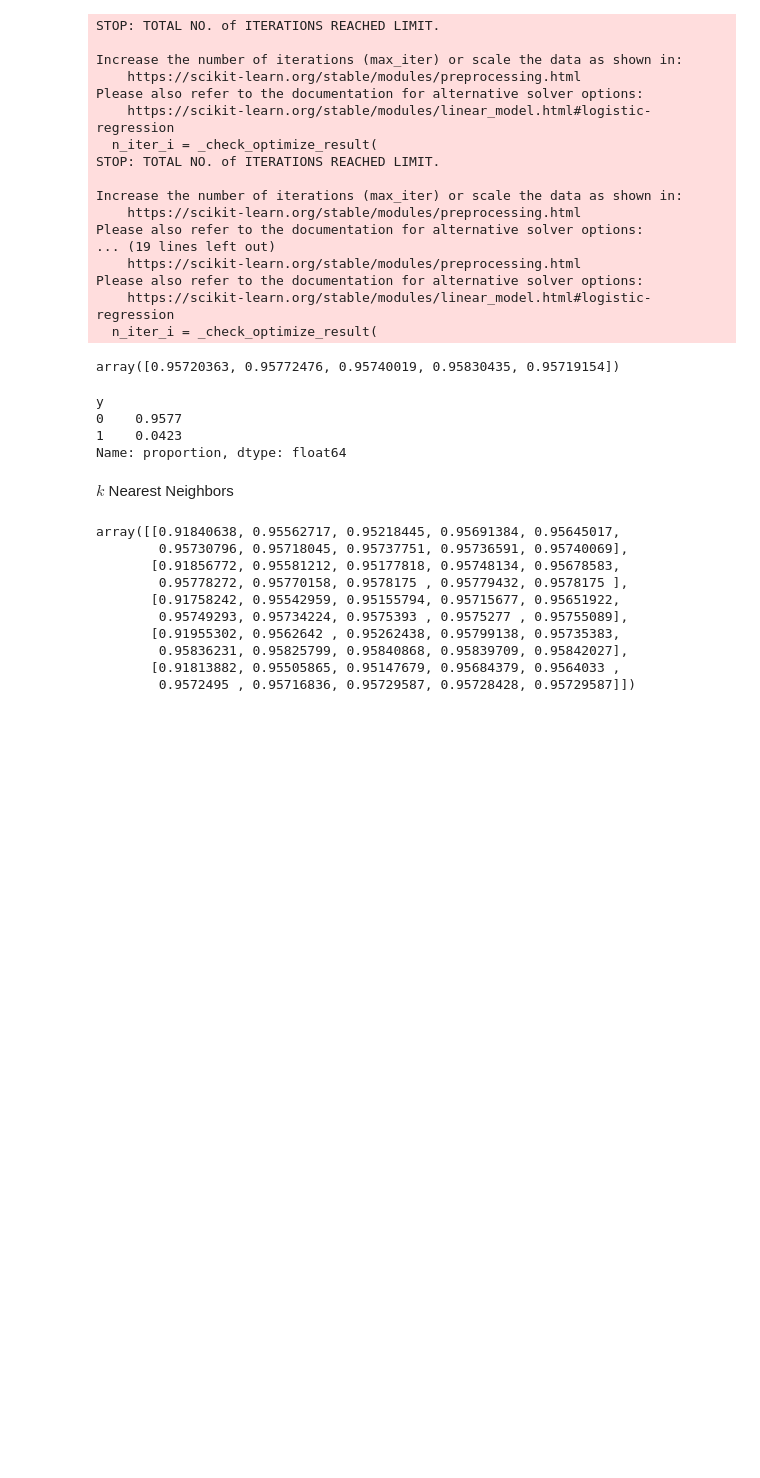
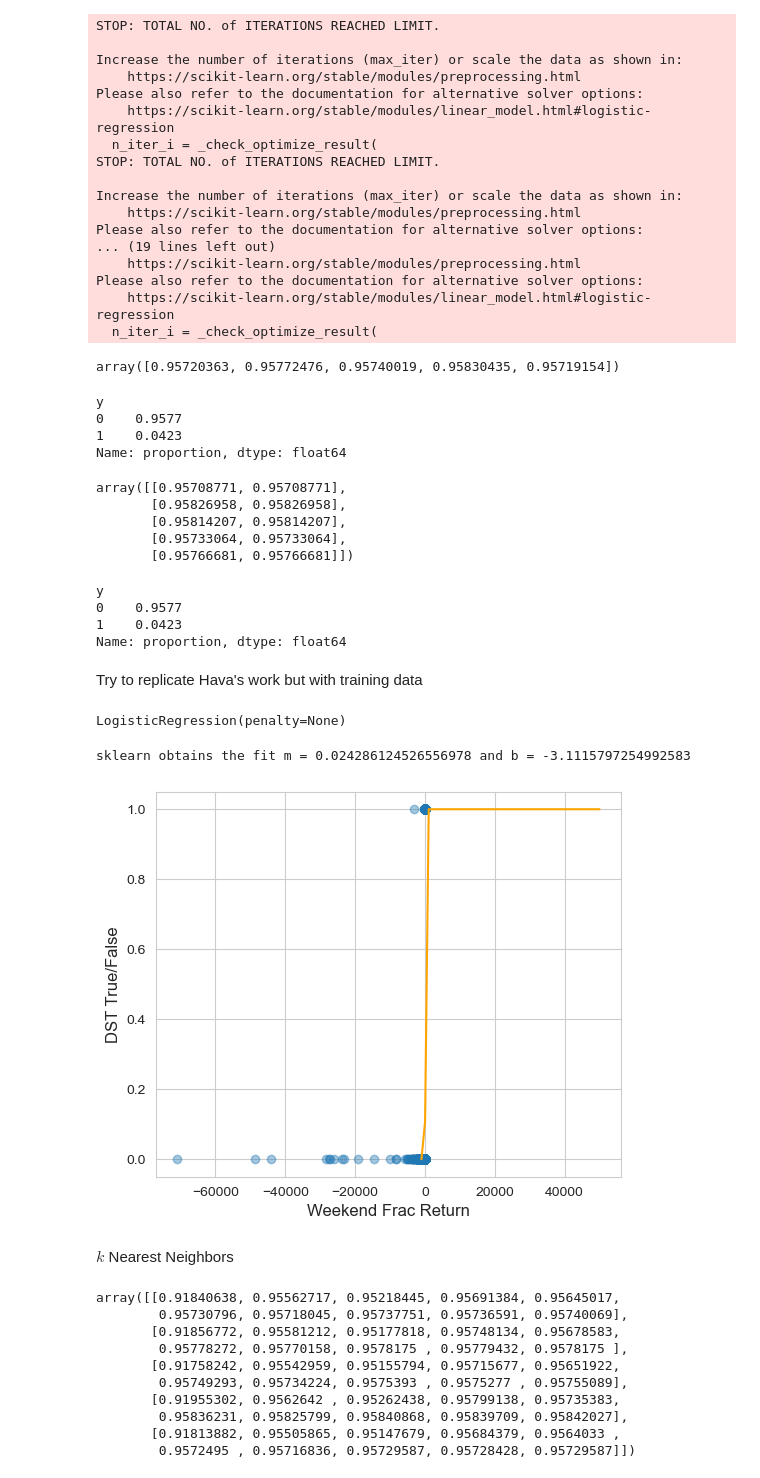
Before and after one commit to ghuckabe/DSTMarketAnalysis, a Jupyter notebook: kaggle_classify.ipynb, the cells around one changed output. Cells and saved outputs as stored; diff of their text form; code cells hidden in the pictures; blank space fills up the shorter version.

```diff
--- a/kaggle_classify.ipynb
+++ b/kaggle_classify.ipynb
@@ -682,3 +729,40 @@ Name: proportion, dtype: float64
+# %%
+diff_log_reg_accs
+# %% [output]
+array([[0.95708771, 0.95708771],
+       [0.95826958, 0.95826958],
+       [0.95814207, 0.95814207],
+       [0.95733064, 0.95733064],
+       [0.95766681, 0.95766681]])
+# %%
+finance['y'].value_counts(normalize=True) # see the proportion of each group
+# %% [output]
+y
+0    0.9577
+1    0.0423
+Name: proportion, dtype: float64
+# %% [markdown]
+Try to replicate Hava's work but with training data
+# %%
+log_reg.fit(finance_train[['diff_fomc']],finance_train['y'])
+# %% [output]
+LogisticRegression(penalty=None)
+# %%
+print(f'sklearn obtains the fit m = {log_reg.coef_[0][0]} and b = { log_reg.intercept_[0]}')
+# %% [output]
+sklearn obtains the fit m = 0.024286124526556978 and b = -3.1115797254992583
+# %%
+plt.figure(figsize=(6,5))
+
+plt.scatter(finance_train['diff_fomc'], finance_train['y'],alpha=0.4)
+
+plt.plot(np.linspace(-1000,50000), log_reg.predict_proba(np.linspace(-1000,50000).reshape(-1,1))[:,1], color = 'orange')
+
+plt.xlabel("Weekend Frac Return", fontsize=12)
+plt.ylabel("DST True/False", fontsize=12)
+plt.show()
+# %% [output]
+[figure, added]
 # %% [markdown]
 $k$ Nearest Neighbors
 # %%
```
Also changed, not shown: parts of 14 cells of this notebook.
